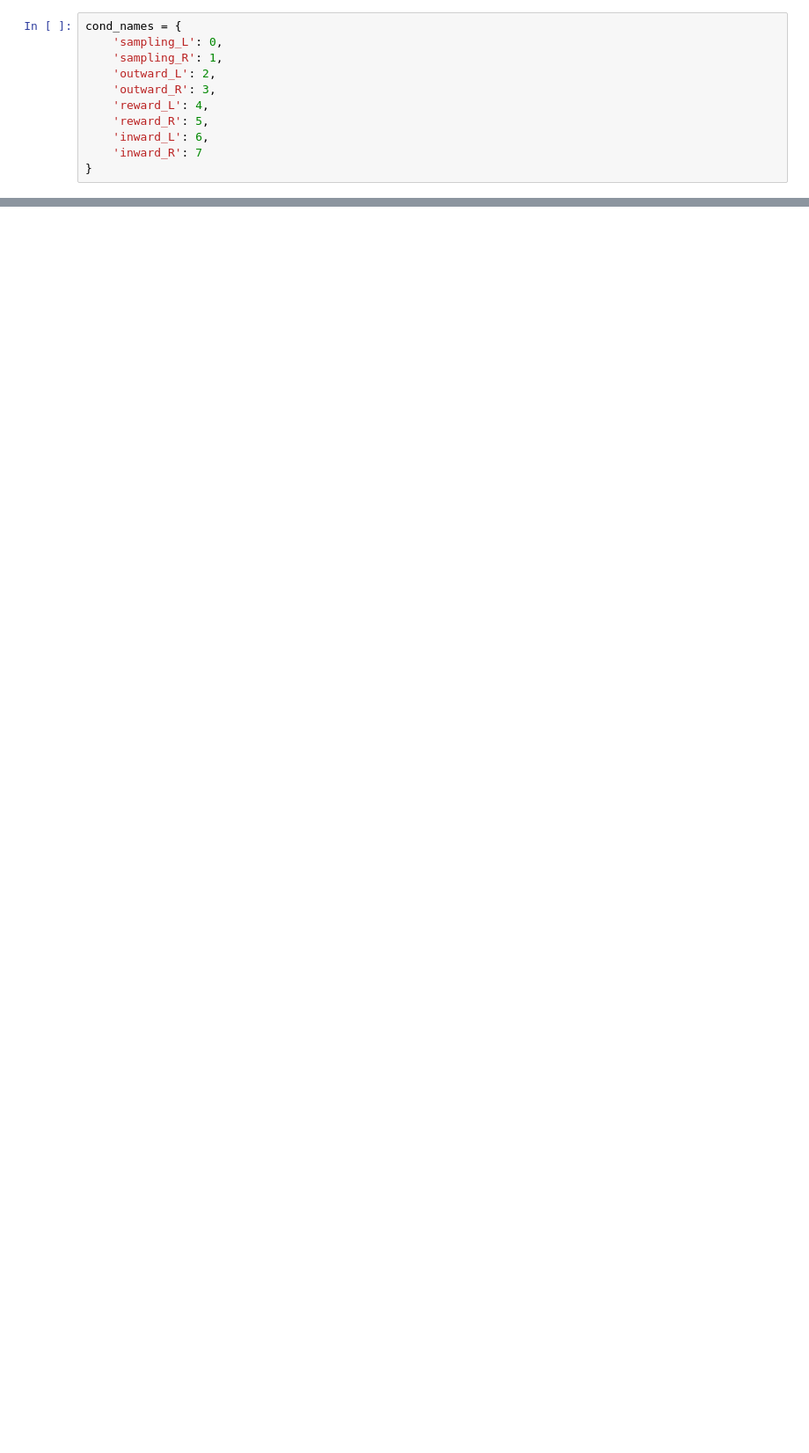
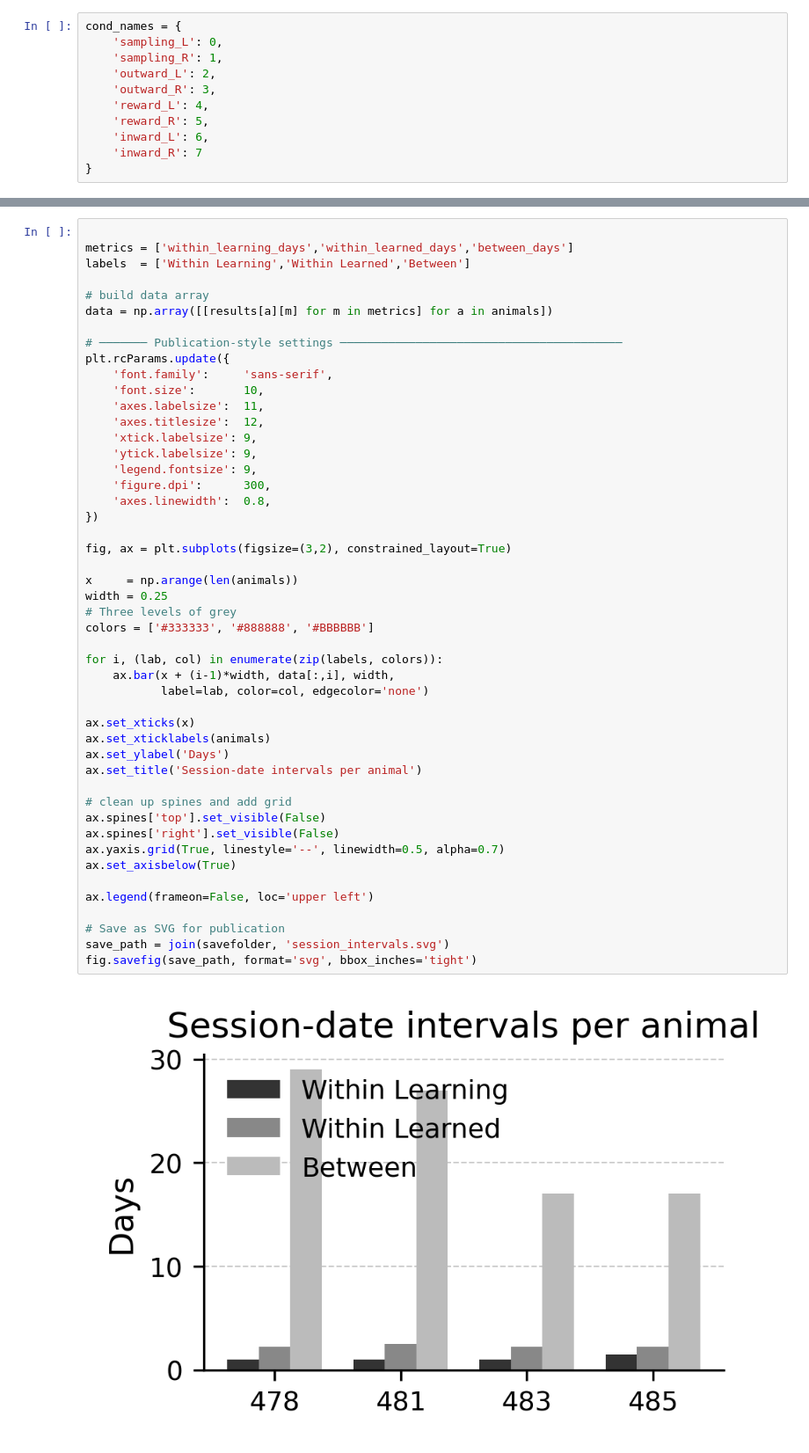
Before and after one commit to HamedShabani/PFC_sequence_analysis, a Jupyter notebook: Get_clustered_seq.ipynb, the cells around one changed output, grey strips where cells are left out. Shown at 88% size. Saved outputs shown, nothing was run; the diff lists cells and outputs as text; blank space fills up the shorter version.

```diff
--- a/Get_clustered_seq.ipynb
+++ b/Get_clustered_seq.ipynb
@@ -81,2 +168,52 @@ cond_names = {
+# %%
+
+metrics = ['within_learning_days','within_learned_days','between_days']
+labels  = ['Within Learning','Within Learned','Between']
+
+# build data array
+data = np.array([[results[a][m] for m in metrics] for a in animals])
+
+# ─────── Publication‐style settings ─────────────────────────────────────────
+plt.rcParams.update({
+    'font.family':     'sans-serif',
+    'font.size':       10,
+    'axes.labelsize':  11,
+    'axes.titlesize':  12,
+    'xtick.labelsize': 9,
+    'ytick.labelsize': 9,
+    'legend.fontsize': 9,
+    'figure.dpi':      300,
+    'axes.linewidth':  0.8,
+})
+
+fig, ax = plt.subplots(figsize=(3,2), constrained_layout=True)
+
+x     = np.arange(len(animals))
+width = 0.25
+# Three levels of grey
+colors = ['#333333', '#888888', '#BBBBBB']
+
+for i, (lab, col) in enumerate(zip(labels, colors)):
+    ax.bar(x + (i-1)*width, data[:,i], width,
+           label=lab, color=col, edgecolor='none')
+
+ax.set_xticks(x)
+ax.set_xticklabels(animals)
+ax.set_ylabel('Days')
+ax.set_title('Session‐date intervals per animal')
+
+# clean up spines and add grid
+ax.spines['top'].set_visible(False)
+ax.spines['right'].set_visible(False)
+ax.yaxis.grid(True, linestyle='--', linewidth=0.5, alpha=0.7)
+ax.set_axisbelow(True)
+
+ax.legend(frameon=False, loc='upper left')
+
+# Save as SVG for publication
+save_path = join(savefolder, 'session_intervals.svg')
+fig.savefig(save_path, format='svg', bbox_inches='tight')
+# %% [output]
+[figure, added]
 # %%
 ## to get the merged data of sampling, outward and reward for burst replay analysis
```
Also changed, not shown: parts of 51 cells of this notebook, 8 other files.
